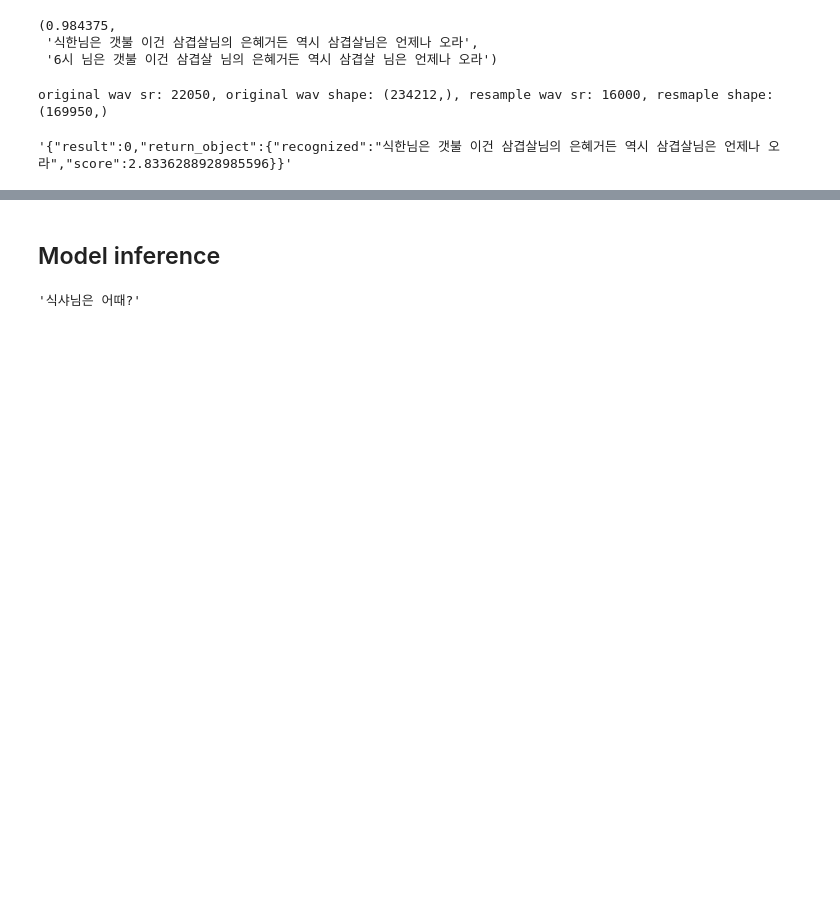
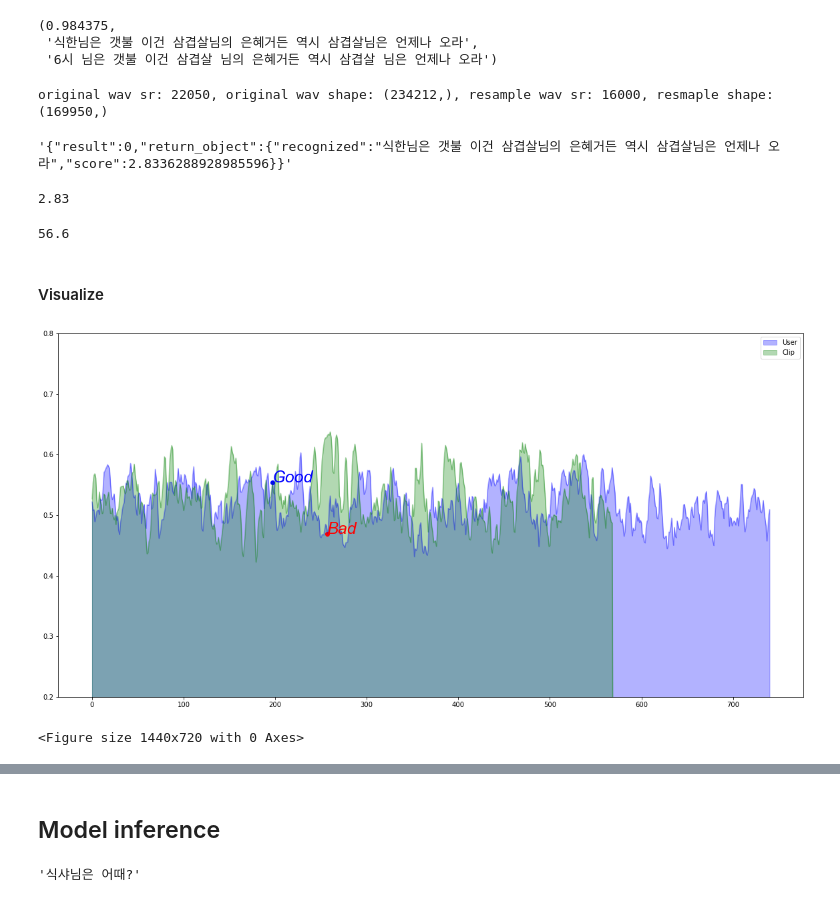
Before and after one commit to Ukjang/Help_me_Kingsis, a Jupyter notebook: prac.ipynb, the cells around one changed output, grey strips where cells are left out. Drawn from its saved outputs; the diff is of its cells as text; code cells hidden in the pictures; blank space fills up the shorter version.

```diff
--- a/prac.ipynb
+++ b/prac.ipynb
@@ -109,3 +105,20 @@ Pronounce.prounce_score(audioFilePath, sys_text)
 # %% [output]
 original wav sr: 22050, original wav shape: (234212,), resample wav sr: 16000, resmaple shape: (169950,)
 '{"result":0,"return_object":{"recognized":"식한님은 갯불 이건 삼겹살님의 은혜거든 역시 삼겹살님은 언제나 오라","score":2.8336288928985596}}'
+# %%
+p_score = round(float(p_score.split(":")[-1][:-3]),2)
+p_score
+# %% [output]
+2.83
+# %%
+p_score = p_score * 20
+p_score
+# %% [output]
+56.6
+# %% [markdown]
+#### Visualize
+# %%
+visualize.mfcc_visualize(x_sys, y_sys, x_user, y_user)
+# %% [output]
+[figure, added]
+<Figure size 1440x720 with 0 Axes>
```
Also changed, not shown: parts of 12 cells of this notebook.
